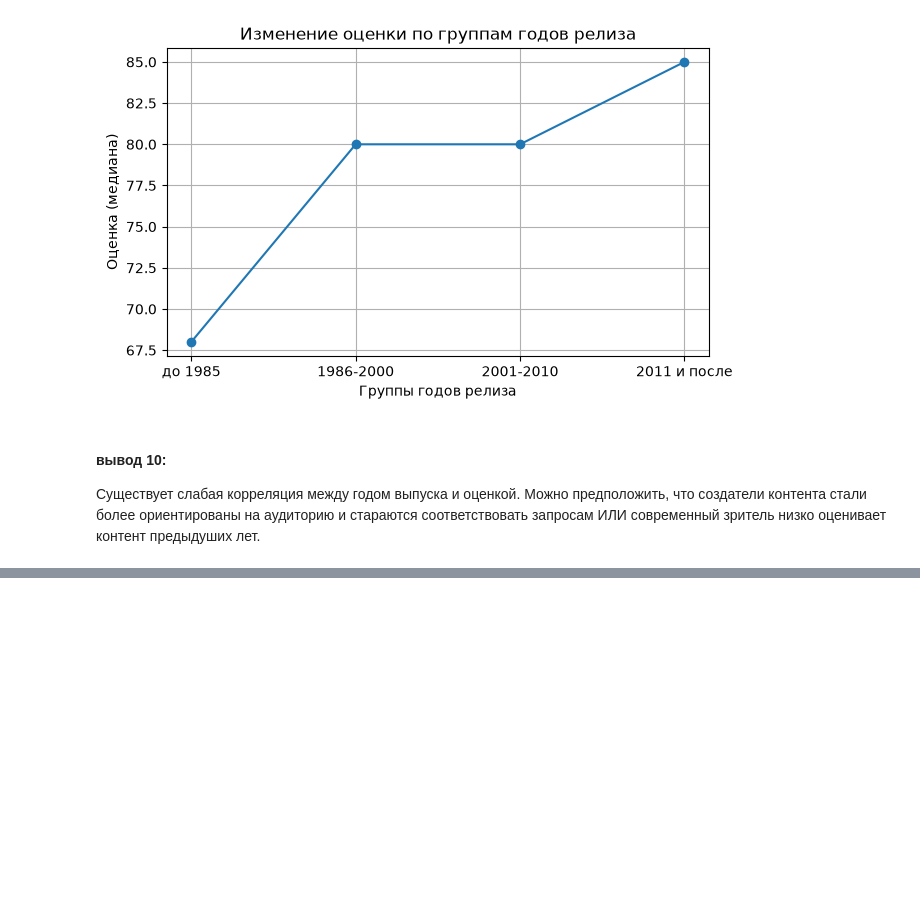
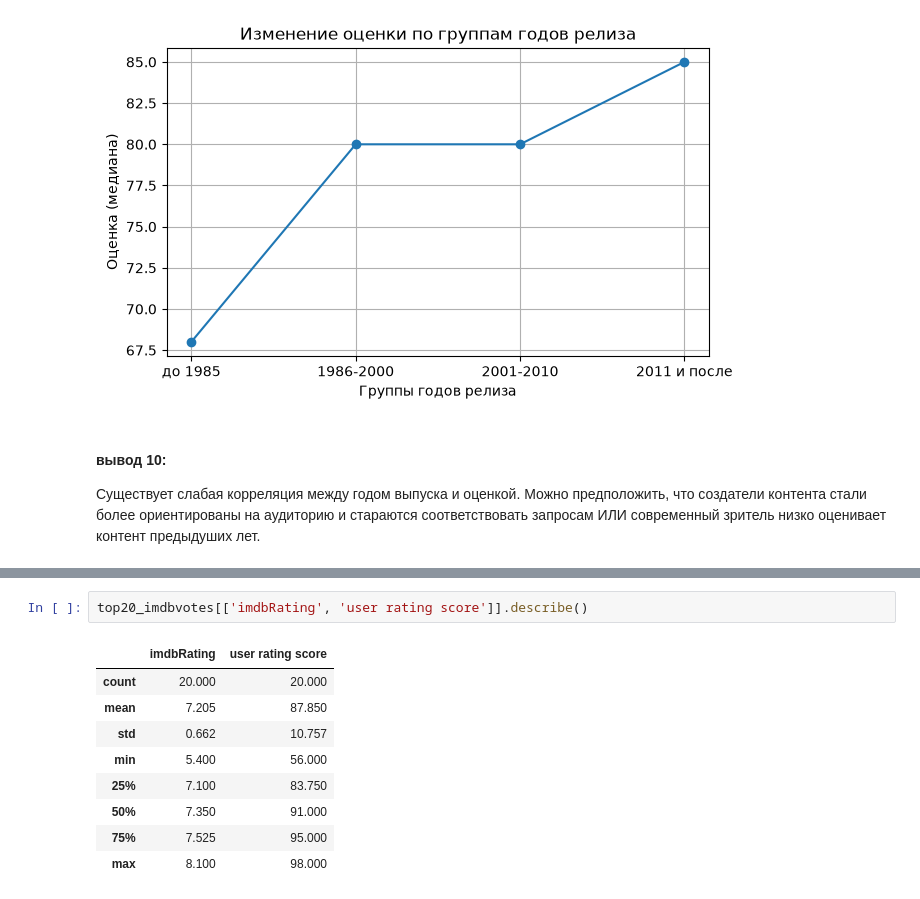
Before and after one commit to dtamendarov/MDS-EDA_Netflix, a Jupyter notebook: 02. Анализ оценок (Мария).ipynb, the cells around one changed output, grey strips where cells are left out. Cells and saved outputs as stored; diff of their text form; blank space fills up the shorter version.

```diff
--- a/02. Анализ оценок (Мария).ipynb
+++ b/02. Анализ оценок (Мария).ipynb
@@ -583,0 +628,12 @@ plt.show()
+# %%
+top20_imdbvotes[['imdbRating', 'user rating score']].describe()
+# %% [output]
+|  | imdbRating | user rating score |
+| count | 20.000 | 20.000 |
+| mean | 7.205 | 87.850 |
+| std | 0.662 | 10.757 |
+| min | 5.400 | 56.000 |
+| 25% | 7.100 | 83.750 |
+| 50% | 7.350 | 91.000 |
+| 75% | 7.525 | 95.000 |
+| max | 8.100 | 98.000 |
```
Also changed, not shown: parts of 7 cells of this notebook.
